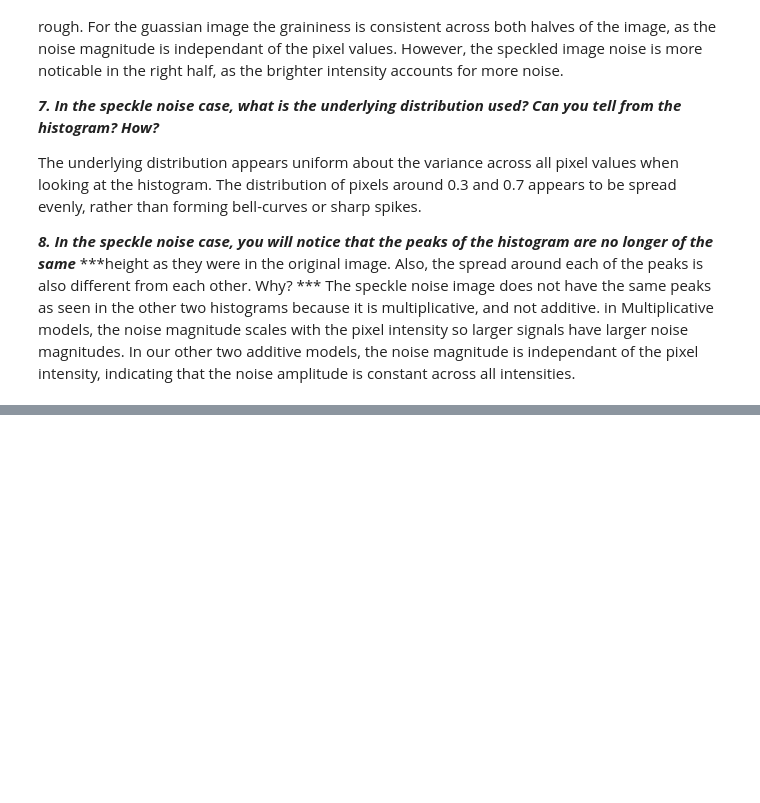
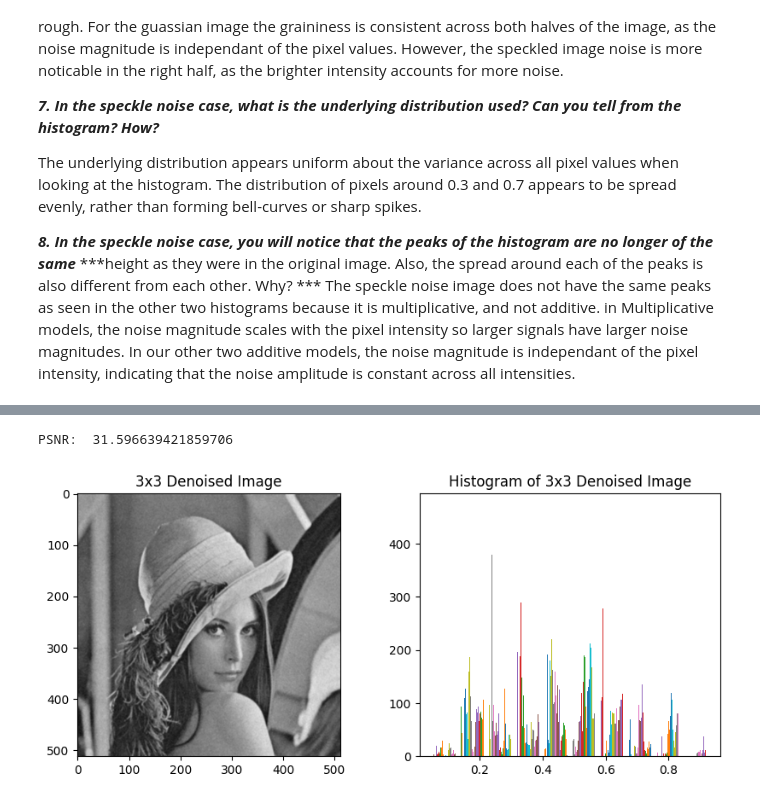
Before and after one commit to adeleyounis/SYDE575, a Jupyter notebook: Lab 2/Lab2.ipynb, the cells around one changed output, grey strips where cells are left out. Drawn from its saved outputs; the diff is of its cells as text; code cells hidden in the pictures; blank space fills up the shorter version.

```diff
--- a/Lab 2/Lab2.ipynb
+++ b/Lab 2/Lab2.ipynb
@@ -150,0 +181,15 @@ The speckle noise image does not have the same peaks as seen in the other two hi
+# %%
+# convolve noisy image with filter
+denoised_3 = ndimage.convolve(noisy_lena, avg_kernel_3)
+
+fig, axes = plt.subplots(1, 2, figsize=(10,4))
+axes[0].imshow(denoised_3, vmin=0, vmax=1)
+axes[0].set_title('3x3 Denoised Image')
+axes[1].hist(denoised_3)
+axes[1].set_title('Histogram of 3x3 Denoised Image')
+
+psnr = PSNR(lena, denoised_3)
+print("PSNR: ", psnr)
+# %% [output]
+PSNR:  31.596639421859706
+[figure, added]
```
Also changed, not shown: parts of 17 cells of this notebook.
